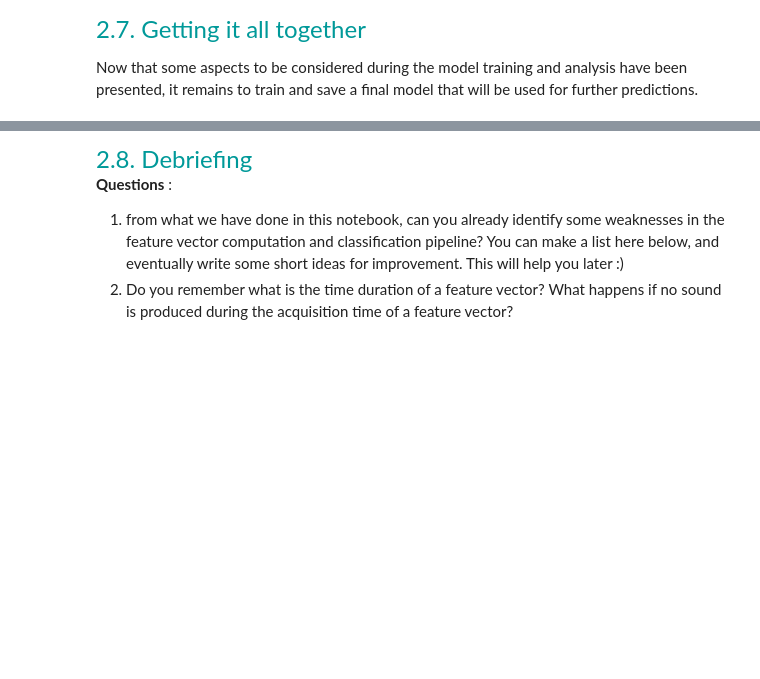
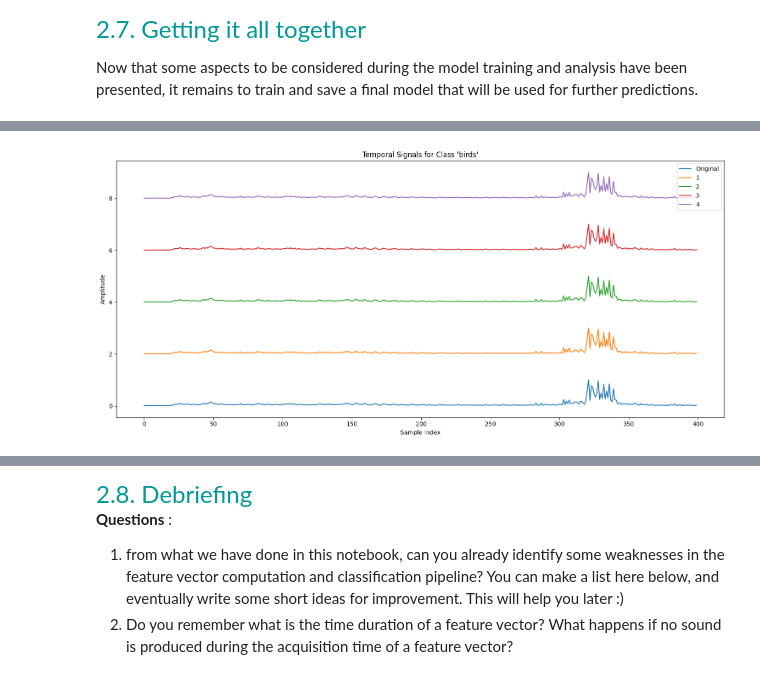
Before and after one commit to ppasture/LELEC210X, a Jupyter notebook: classification/h5a2_audio.ipynb, the cells around one changed output, grey strips where cells are left out. Drawn from its saved outputs; the diff is of its cells as text; code cells hidden in the pictures; blank space fills up the shorter version.

Commit message:
data augmentation and classification modif advancement

```diff
--- a/classification/h5a2_audio.ipynb
+++ b/classification/h5a2_audio.ipynb
@@ -693,0 +627,61 @@ Mean CV Accuracy: 0.7000
+# %%
+# PLOT THE FEATURE VECTORS AFTER TRANSFORMATION
+
+myds.mod_data_aug(["add_bg", "add_echo", "15", "20"])
+X_aug = np.zeros((myds.data_aug_factor * nclass * naudio, featveclen))
+y_aug = np.empty((myds.data_aug_factor * nclass * naudio), dtype=object)
+# Génération des vecteurs de caractéristiques et des étiquettes
+for s in range(myds.data_aug_factor):
+    for idx in range(dataset.naudio):
+        for class_idx, classname in enumerate(classnames):
+            featvec = myds[classname, idx]
+            X_aug[s * nclass * naudio + class_idx * naudio + idx, :] = featvec
+            y_aug[s * nclass * naudio + class_idx * naudio + idx] = classname
+y_aug = np.array(y_aug)
+
+def plot_augmented_waveforms_from_X_aug(X_aug, y_aug, start_idx, classe):
+    """
+    Plots the waveforms of a specific sound for each augmentation type from X_aug.
+
+    :param X_aug: Matrix containing feature vectors for all augmented sounds.
+    :param y_aug: Labels corresponding to the feature matrix.
+    :param classnames: List of class names in the dataset.
+    :param class_to_plot: Name of the class to visualize.
+    :param naudio: Number of original sounds per class.
+    """
+    fig, ax = plt.subplots(figsize=(15, 7))
+
+    # Find the index of the class to plot
+
+
+    # Retrieve the original and augmented sounds for the given class
+
+    sounds = [
+        X_aug[start_idx],           # Original
+        X_aug[start_idx + 200], # Time Shifted
+        X_aug[start_idx + 2 * 200], # Scaled
+        X_aug[start_idx + 3 * 200], # Noisy
+        X_aug[start_idx + 4 * 200], # Echoed
+    ]
+
+    labels = ["Original", "1", "2", "3", "4"]
+
+    # Normalize and plot each sound
+    for i, (sound, label) in enumerate(zip(sounds, labels)):
+        normalized_sound = sound / np.max(np.abs(sound))  # Normalize to max amplitude of 1
+        ax.plot(normalized_sound + i * 2, label=label)  # Offset each plot vertically
+
+    ax.set_title(f"Temporal Signals for Class '{classe}'")
+    ax.set_xlabel("Sample Index")
+    ax.set_ylabel("Amplitude")
+    ax.legend(loc="upper right")
+    plt.tight_layout()
+    plt.show()
+
+
+# Specify the class you want to visualize
+index = 0
+classe = y_aug[index]
+plot_augmented_waveforms_from_X_aug(X_aug, y_aug, index, classe)
+# %% [output]
+[figure, added]
```
Also changed, not shown: parts of 24 cells of this notebook, 11 other files.
